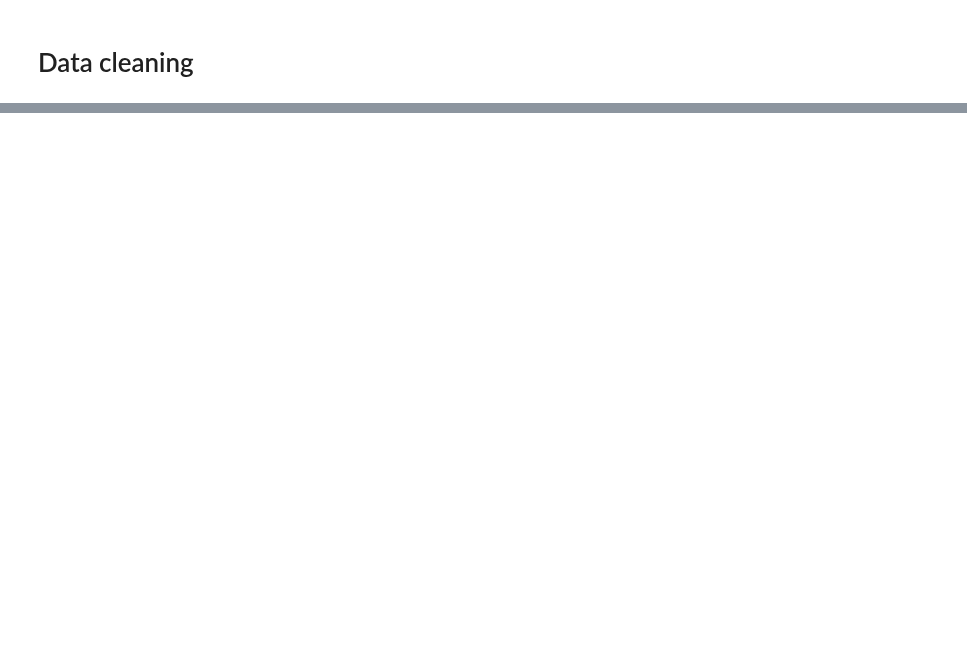
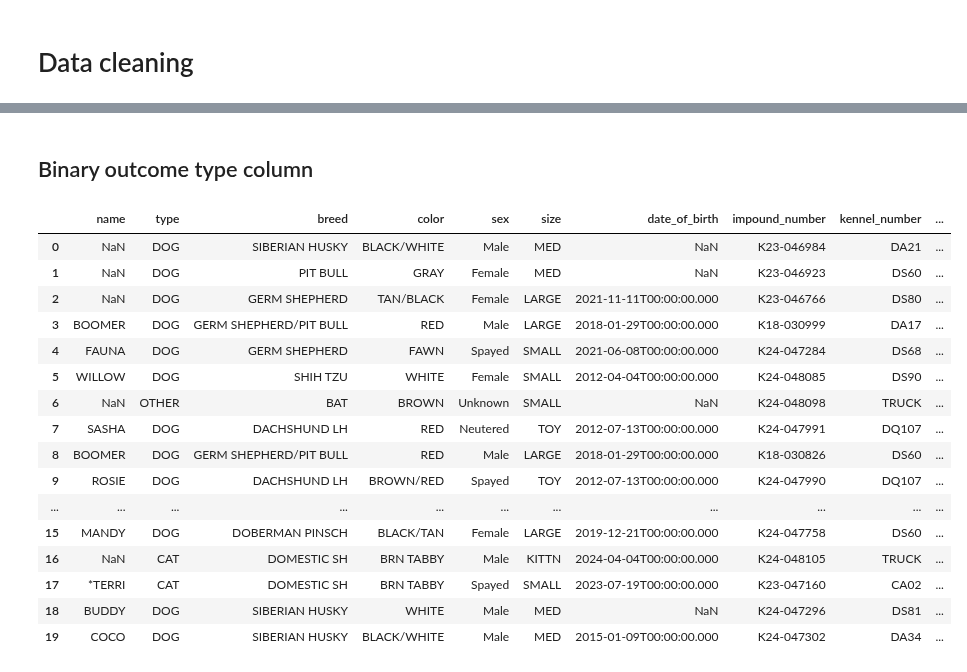
Before and after one commit to atharvavyas1/Lee-paw-faith, a Jupyter notebook: Notebooks/Sonoma.ipynb, the cells around one changed output, grey strips where cells are left out. Cells and saved outputs as stored; diff of their text form; code cells hidden in the pictures; blank space fills up the shorter version.

```diff
--- a/Notebooks/Sonoma.ipynb
+++ b/Notebooks/Sonoma.ipynb
@@ -267,0 +227,2 @@ DeltaGenerator()
+# %% [markdown]
+## Binary outcome type column
@@ -267,0 +247,20 @@ DeltaGenerator()
+# %%
+df.head(20)
+# %% [output]
+|  | name | type | breed | color | sex | size | date_of_birth | impound_number | kennel_number | ... |
+| 0 | NaN | DOG | SIBERIAN HUSKY | BLACK/WHITE | Male | MED | NaN | K23-046984 | DA21 | ... |
+| 1 | NaN | DOG | PIT BULL | GRAY | Female | MED | NaN | K23-046923 | DS60 | ... |
+| 2 | NaN | DOG | GERM SHEPHERD | TAN/BLACK | Female | LARGE | 2021-11-11T00:00:00.000 | K23-046766 | DS80 | ... |
+| 3 | BOOMER | DOG | GERM SHEPHERD/PIT BULL | RED | Male | LARGE | 2018-01-29T00:00:00.000 | K18-030999 | DA17 | ... |
+| 4 | FAUNA | DOG | GERM SHEPHERD | FAWN | Spayed | SMALL | 2021-06-08T00:00:00.000 | K24-047284 | DS68 | ... |
+| 5 | WILLOW | DOG | SHIH TZU | WHITE | Female | SMALL | 2012-04-04T00:00:00.000 | K24-048085 | DS90 | ... |
+| 6 | NaN | OTHER | BAT | BROWN | Unknown | SMALL | NaN | K24-048098 | TRUCK | ... |
+| 7 | SASHA | DOG | DACHSHUND LH | RED | Neutered | TOY | 2012-07-13T00:00:00.000 | K24-047991 | DQ107 | ... |
+| 8 | BOOMER | DOG | GERM SHEPHERD/PIT BULL | RED | Male | LARGE | 2018-01-29T00:00:00.000 | K18-030826 | DS60 | ... |
+| 9 | ROSIE | DOG | DACHSHUND LH | BROWN/RED | Spayed | TOY | 2012-07-13T00:00:00.000 | K24-047990 | DQ107 | ... |
+| ... | ... | ... | ... | ... | ... | ... | ... | ... | ... | ... |
+| 15 | MANDY | DOG | DOBERMAN PINSCH | BLACK/TAN | Female | LARGE | 2019-12-21T00:00:00.000 | K24-047758 | DS60 | ... |
+| 16 | NaN | CAT | DOMESTIC SH | BRN TABBY | Male | KITTN | 2024-04-04T00:00:00.000 | K24-048105 | TRUCK | ... |
+| 17 | *TERRI | CAT | DOMESTIC SH | BRN TABBY | Spayed | SMALL | 2023-07-19T00:00:00.000 | K23-047160 | CA02 | ... |
+| 18 | BUDDY | DOG | SIBERIAN HUSKY | WHITE | Male | MED | NaN | K24-047296 | DS81 | ... |
+| 19 | COCO | DOG | SIBERIAN HUSKY | BLACK/WHITE | Male | MED | 2015-01-09T00:00:00.000 | K24-047302 | DA34 | ... |
```
Also changed, not shown: parts of 20 cells of this notebook.
